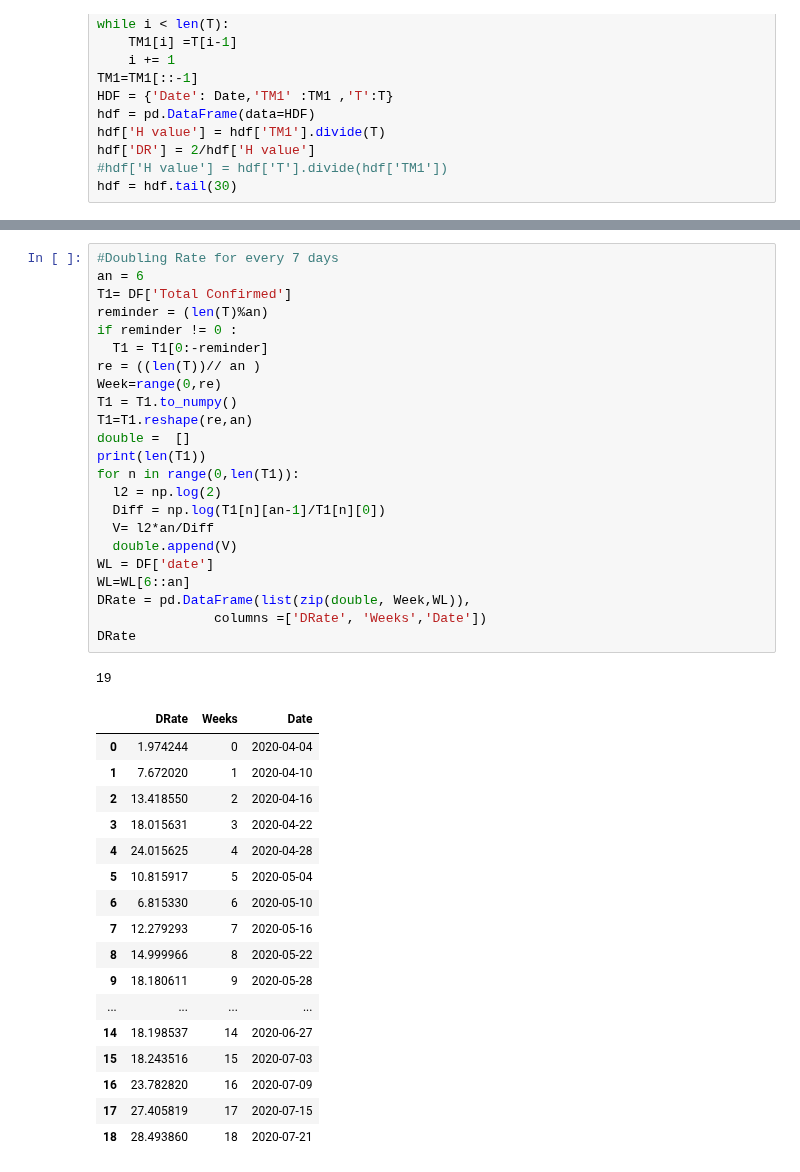
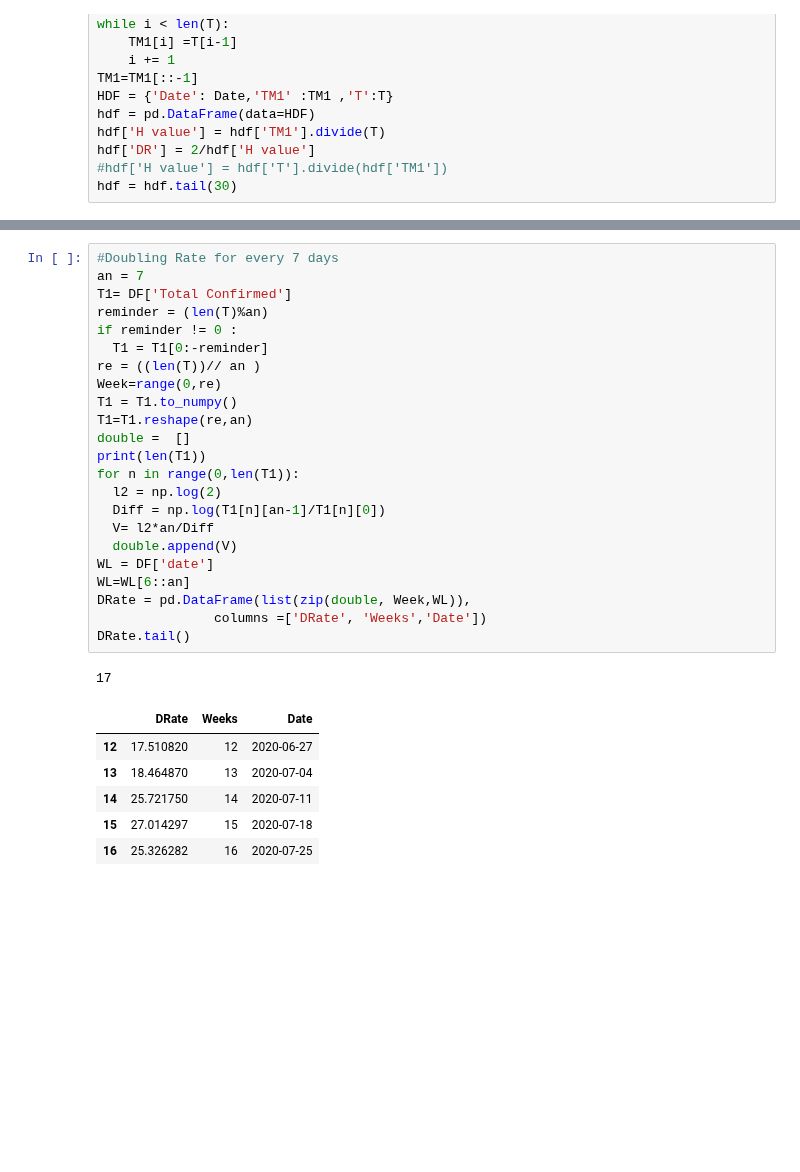
Before and after one commit to skbhere/COVID-19-Case-Forecasting, a Jupyter notebook: 01_TN.ipynb, the cells around one changed output, grey strips where cells are left out. Cells and saved outputs as stored; diff of their text form; blank space fills up the shorter version.

```diff
--- a/01_TN.ipynb
+++ b/01_TN.ipynb
@@ -481,45 +344,34 @@ fig.savefig('H Value')
 # %%
 #Doubling Rate for every 7 days
-an = 6
+an = 7
 T1= DF['Total Confirmed']
 reminder = (len(T)%an)
 if reminder != 0 :
   T1 = T1[0:-reminder]
 re = ((len(T))// an )
 Week=range(0,re)
 T1 = T1.to_numpy()
 T1=T1.reshape(re,an)
 double =  []
 print(len(T1))
 for n in range(0,len(T1)):
   l2 = np.log(2)
   Diff = np.log(T1[n][an-1]/T1[n][0])
   V= l2*an/Diff
   double.append(V)
 WL = DF['date']
 WL=WL[6::an]
 DRate = pd.DataFrame(list(zip(double, Week,WL)),
                columns =['DRate', 'Weeks','Date'])
-DRate
+DRate.tail()
 # %% [output]
-19
+17
 |  | DRate | Weeks | Date |
-| 0 | 1.974244 | 0 | 2020-04-04 |
-| 1 | 7.672020 | 1 | 2020-04-10 |
-| 2 | 13.418550 | 2 | 2020-04-16 |
-| 3 | 18.015631 | 3 | 2020-04-22 |
-| 4 | 24.015625 | 4 | 2020-04-28 |
-| 5 | 10.815917 | 5 | 2020-05-04 |
-| 6 | 6.815330 | 6 | 2020-05-10 |
-| 7 | 12.279293 | 7 | 2020-05-16 |
-| 8 | 14.999966 | 8 | 2020-05-22 |
-| 9 | 18.180611 | 9 | 2020-05-28 |
-| ... | ... | ... | ... |
-| 14 | 18.198537 | 14 | 2020-06-27 |
-| 15 | 18.243516 | 15 | 2020-07-03 |
-| 16 | 23.782820 | 16 | 2020-07-09 |
-| 17 | 27.405819 | 17 | 2020-07-15 |
-| 18 | 28.493860 | 18 | 2020-07-21 |
+| 12 | 17.510820 | 12 | 2020-06-27 |
+| 13 | 18.464870 | 13 | 2020-07-04 |
+| 14 | 25.721750 | 14 | 2020-07-11 |
+| 15 | 27.014297 | 15 | 2020-07-18 |
+| 16 | 25.326282 | 16 | 2020-07-25 |
 # %%
 
 import datetime as dt
```
Also changed, not shown: parts of 23 cells of this notebook.
